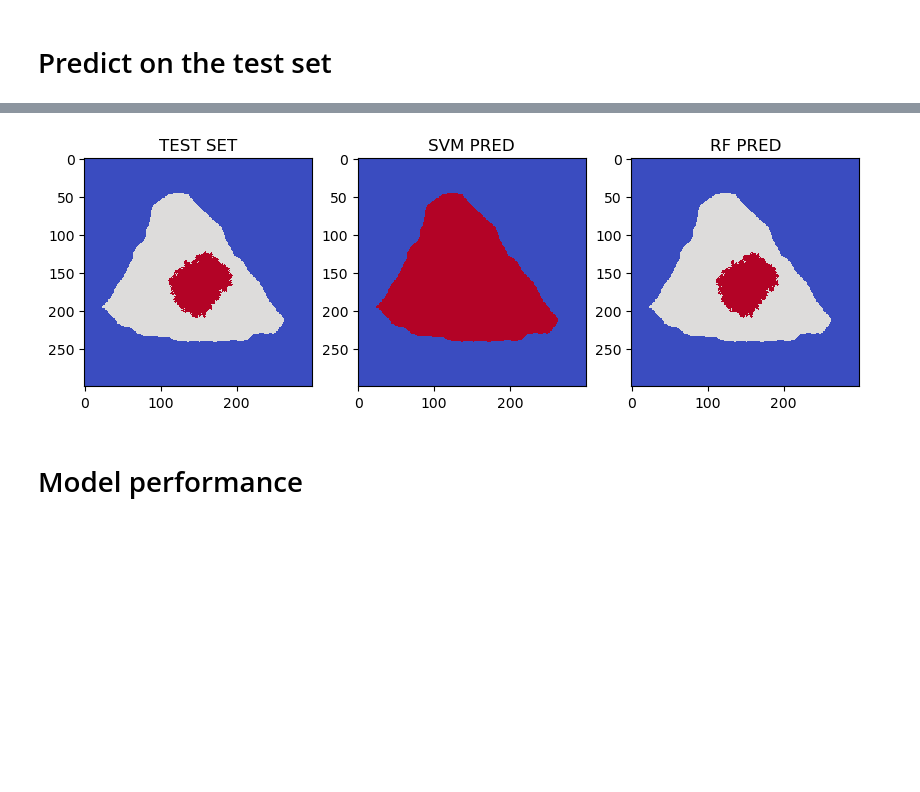
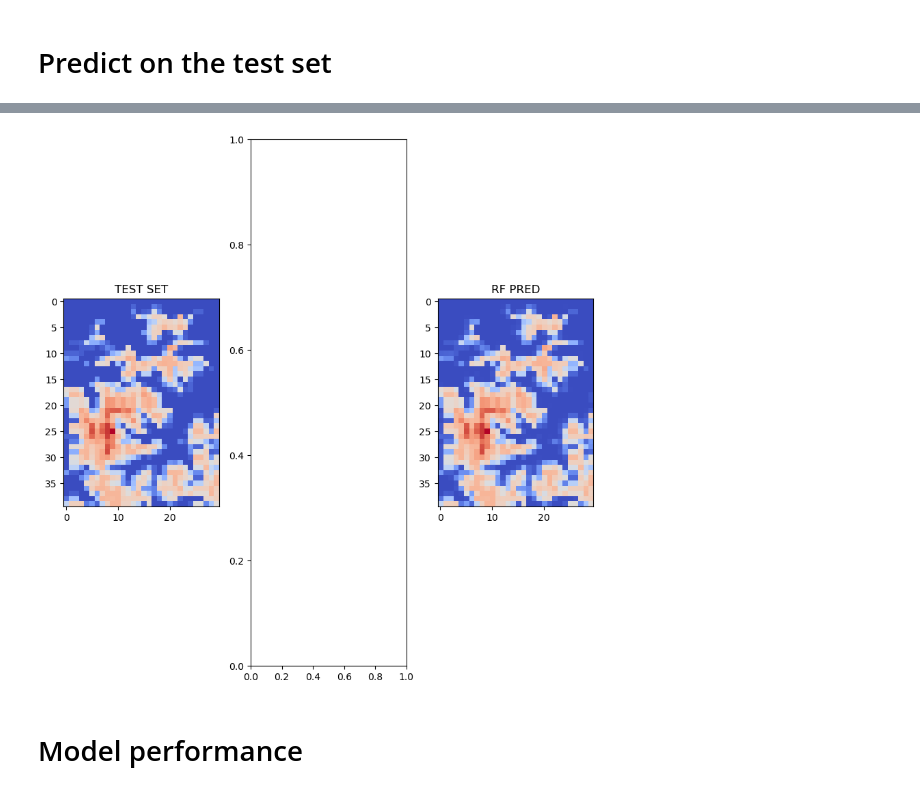
Before and after one commit to RicktenE/Thesis, a Jupyter notebook: Software/Version1.ipynb, the cells around one changed output, grey strips where cells are left out. Saved outputs shown, nothing was run; the diff lists cells and outputs as text; code cells hidden in the pictures; blank space fills up the shorter version.

```diff
--- a/Software/Version1.ipynb
+++ b/Software/Version1.ipynb
@@ -123,11 +120,11 @@ y_label
 # X_train, X_test, y_train, y_test = train_test_split(features, labels, test_size=0.2)
 
 # #Test/Train split on last simulated state !! Can easily be changed to stage x in the middle
-X_train = features.iloc[:-number_pixels, :]
-y_train = labels.iloc[:-number_pixels]
+X_train = features.iloc[:-(horizontal_pixels*vertical_pixels), :]
+y_train = labels.iloc[:-(horizontal_pixels*vertical_pixels)]
 
-X_test = features.iloc[-number_pixels:, :]
-y_test =  labels.iloc[-number_pixels:]
+X_test = features.iloc[-(horizontal_pixels*vertical_pixels):, :]
+y_test =  labels.iloc[-(horizontal_pixels*vertical_pixels):]
 
 print(X_train.shape) #training features
 print(y_train.shape) #training labels
@@ -186,0 +182,3 @@ LinearSVC()
+# %%
+rf = RandomForestRegressor()
+rf.fit(X_train, y_train)
@@ -187,15 +187,17 @@ LinearSVC()
+# %%
+y_pred_rf = rf.predict(X_test)
 # %% [markdown]
 # Predict on the test set
 # %%
 RF_ = True
-SVM_ = True
+SVM_ = False
 if RF_:
     #predicting with RF
     y_test = np.array(y_test)
 
     y_pred_rf = rf.predict(X_test)
-    y_test_plot = np.reshape(y_test,(int(np.sqrt(number_pixels)),int(np.sqrt(number_pixels))))
-    y_pred_plot_rf = np.reshape(y_pred_rf,(int(np.sqrt(number_pixels)),int(np.sqrt(number_pixels))))
+    y_test_plot = np.reshape(y_test,(int(vertical_pixels),int(horizontal_pixels)))
+    y_pred_plot_rf = np.reshape(y_pred_rf,(int(vertical_pixels),int(horizontal_pixels)))
     print(y_pred_plot_rf.shape)
     print(y_test_plot.shape)
 
@@ -204,8 +206,8 @@ if SVM_:
     y_test = np.array(y_test)
 
     y_pred_svm = svm_lin.predict(X_test)
-    y_test_plot = np.reshape(y_test,(int(np.sqrt(number_pixels)),int(np.sqrt(number_pixels))))
-    y_pred_plot_svm = np.reshape(y_pred_svm,(int(np.sqrt(number_pixels)),int(np.sqrt(number_pixels))))
+    y_test_plot = np.reshape(y_test,(int(vertical_pixels),int(horizontal_pixels)))
+    y_pred_plot_svm = np.reshape(y_pred_svm,(int(vertical_pixels),int(horizontal_pixels)))
     print(y_pred_plot_svm.shape)
     print(y_test_plot.shape)
 # %% [output]
@@ -218,27 +216,27 @@ if SVM_:
 # %%
 import matplotlib.cm as cm
 fig = plt.figure(figsize=(10,10))
 ax1 = fig.add_subplot(131)
 # Bilinear interpolation - this will look blurry
 # ax1.imshow(y_test_plot, interpolation='nearest', cmap=cm.Greys_r) #For GoL
 ax1.imshow(y_test_plot, interpolation='nearest', cmap=cm.coolwarm) #For Forest Fire
 ax1.set_title('TEST SET')
 
 ax2 = fig.add_subplot(132)
 # 'nearest' interpolation - faithful but blocky
 # ax2.imshow(y_pred_plot_svm, interpolation='nearest', cmap=cm.Greys_r) #For GoL
-ax2.imshow(y_pred_plot_svm, interpolation='nearest', cmap=cm.coolwarm) #For Forest Fire
-ax2.set_title('SVM PRED')
+# ax2.imshow(y_pred_plot_rf, interpolation='nearest', cmap=cm.coolwarm) #For Forest Fire
+# ax2.set_title('SVM PRED')
 
 ax3 = fig.add_subplot(133)
 # 'nearest' interpolation - faithful but blocky
 # ax3.imshow(y_pred_plot_rf, interpolation='nearest', cmap=cm.Greys_r) #For GoL
 ax3.imshow(y_pred_plot_rf, interpolation='nearest', cmap=cm.coolwarm) #For Forest Fire
 ax3.set_title('RF PRED')
 
 plt.show()
 # %% [output]
-[figure, old version]
+[figure, new version]
 # %% [markdown]
 # Model performance
 # %% [markdown]
```
Also changed, not shown: parts of 17 cells of this notebook, 3 other files.
